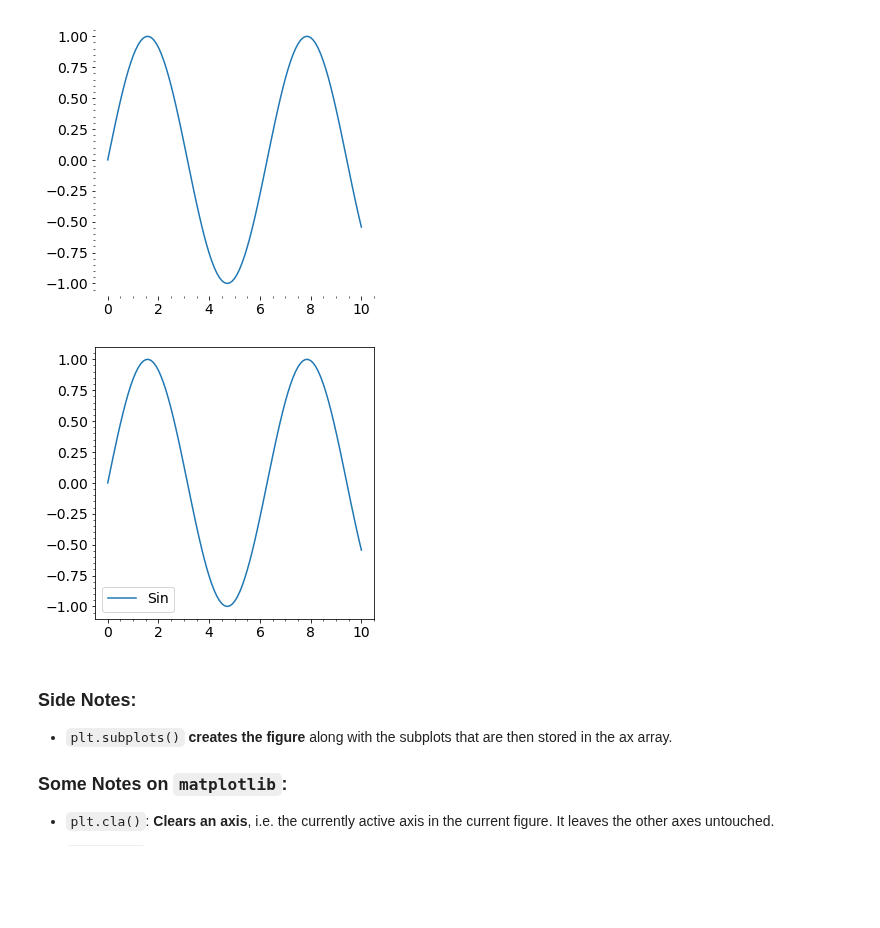
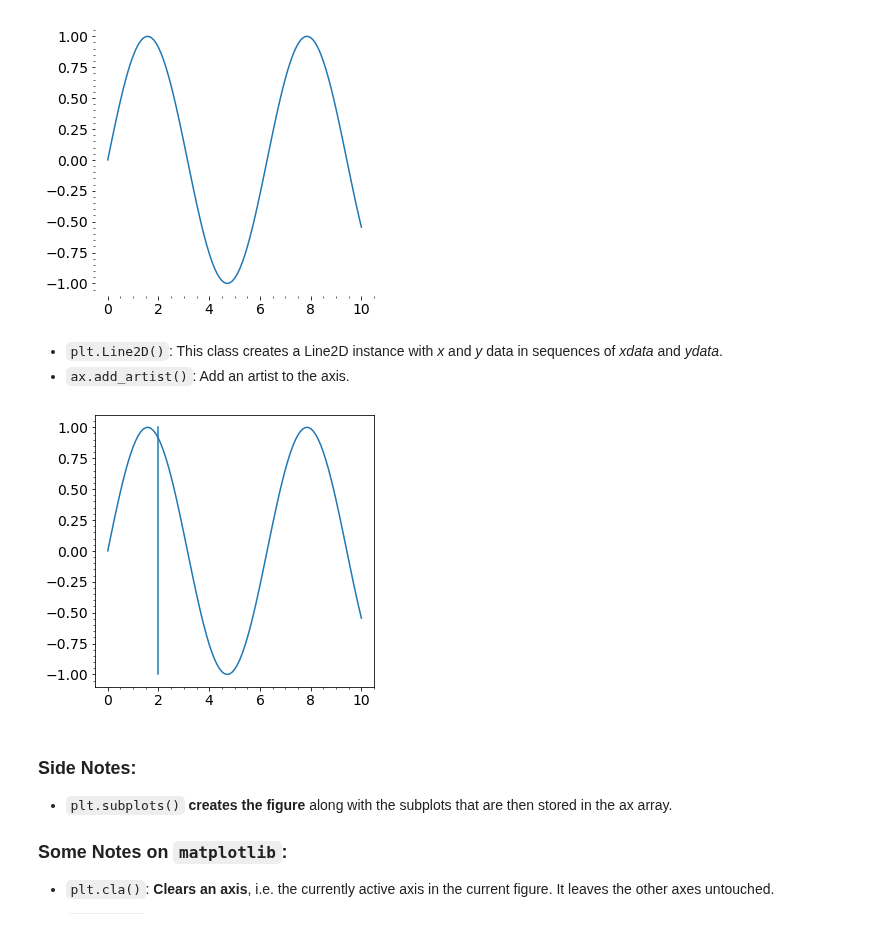
Before and after one commit to DavoodSZ1993/Python_Tutorial, a Jupyter notebook: 1_matplotlib_plots.ipynb, the cells around one changed output. Cells and saved outputs as stored; diff of their text form; code cells hidden in the pictures; blank space fills up the shorter version.

```diff
--- a/1_matplotlib_plots.ipynb
+++ b/1_matplotlib_plots.ipynb
@@ -635,20 +642,24 @@ ax = plt.gca()
 ax.set_frame_on(False)           # Removes the frame.
 # %% [output]
 [figure]
+# %% [markdown]
+* `plt.Line2D()`: This class creates a Line2D instance with *x* and *y* data in sequences of *xdata* and *ydata*.
+* `ax.add_artist()`: Add an artist to the axis.
 # %%
 x = np.arange(0, 10.1, 0.1)
 y = np.sin(x)
 
 fig = plt.figure(1, figsize=(5, 5))
 plt.plot(x, y)
 plt.minorticks_on()
-plt.legend(['Sin'])
 # plt.grid()
 
 ax = plt.gca()
+patch = plt.Line2D([2, 2], [y.min(), y.max()])
+ax.add_artist(patch)
 ax.patch.set_visible(True)
 # %% [output]
-[figure, old version]
+[figure, new version]
 # %% [markdown]
 ### Side Notes:
 * `plt.subplots()` **creates the figure** along with the subplots that are then stored in the ax array.
```
Also changed, not shown: parts of 2 cells of this notebook.
